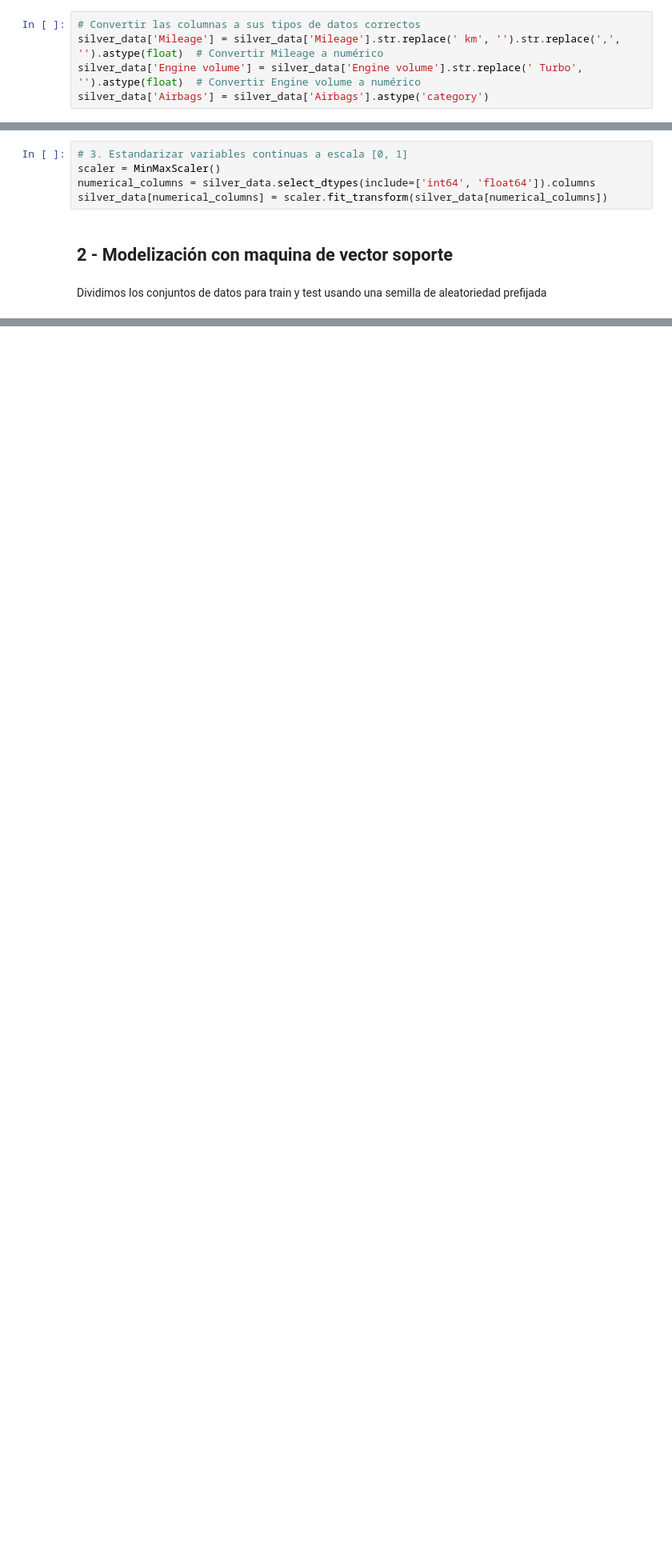
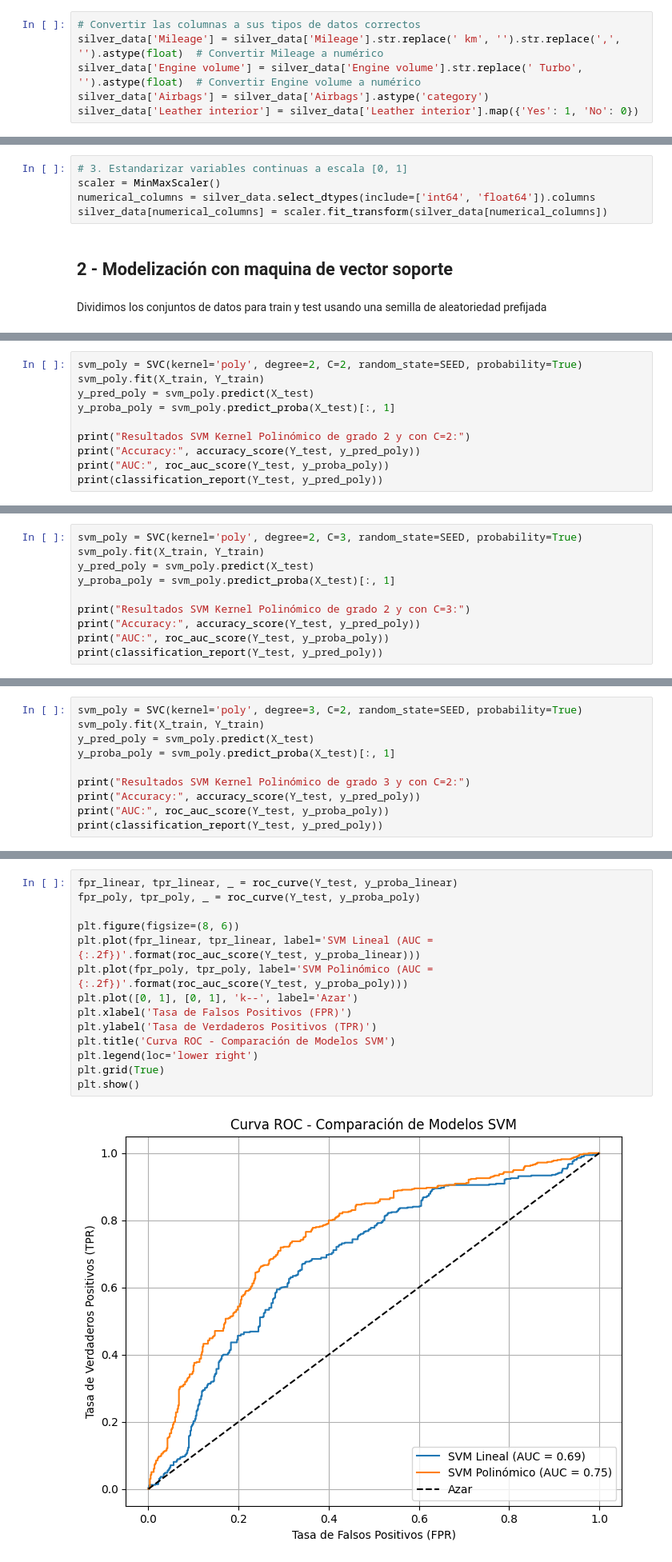
Before and after one commit to PabloPaezSheridan/BinaryClasifficationRNN, a Jupyter notebook: Solution/BinaryClassificationCarPainting.ipynb, the cells around one changed output, grey strips where cells are left out. Shown at 80% size. Drawn from its saved outputs; the diff is of its cells as text; blank space fills up the shorter version.

Commit message:
Modelos SVM generacion y evaluacion

```diff
--- a/Solution/BinaryClassificationCarPainting.ipynb
+++ b/Solution/BinaryClassificationCarPainting.ipynb
@@ -40,6 +45,7 @@ para cambiar las variables a el tipo de datos correcto en algunos casos tenemos
 silver_data['Mileage'] = silver_data['Mileage'].str.replace(' km', '').str.replace(',', '').astype(float)  # Convertir Mileage a numérico
 silver_data['Engine volume'] = silver_data['Engine volume'].str.replace(' Turbo', '').astype(float)  # Convertir Engine volume a numérico
 silver_data['Airbags'] = silver_data['Airbags'].astype('category')
+silver_data['Leather interior'] = silver_data['Leather interior'].map({'Yes': 1, 'No': 0})
 # %% [markdown]
 Para el caso de la variable Levy decidimos tramificar debido a que hay pocas clases que concentran la mayoría de las observaciones y la gran cantidad de datos perdidos.
 
@@ -160,0 +259,10 @@ Variable objetivo:  Color
+# %%
+svm_poly = SVC(kernel='poly', degree=2, C=2, random_state=SEED, probability=True)
+svm_poly.fit(X_train, Y_train)
+y_pred_poly = svm_poly.predict(X_test)
+y_proba_poly = svm_poly.predict_proba(X_test)[:, 1]
+
+print("Resultados SVM Kernel Polinómico de grado 2 y con C=2:")
+print("Accuracy:", accuracy_score(Y_test, y_pred_poly))
+print("AUC:", roc_auc_score(Y_test, y_proba_poly))
+print(classification_report(Y_test, y_pred_poly))
@@ -160,0 +281,10 @@ Variable objetivo:  Color
+# %%
+svm_poly = SVC(kernel='poly', degree=2, C=3, random_state=SEED, probability=True)
+svm_poly.fit(X_train, Y_train)
+y_pred_poly = svm_poly.predict(X_test)
+y_proba_poly = svm_poly.predict_proba(X_test)[:, 1]
+
+print("Resultados SVM Kernel Polinómico de grado 2 y con C=3:")
+print("Accuracy:", accuracy_score(Y_test, y_pred_poly))
+print("AUC:", roc_auc_score(Y_test, y_proba_poly))
+print(classification_report(Y_test, y_pred_poly))
@@ -160,0 +303,10 @@ Variable objetivo:  Color
+# %%
+svm_poly = SVC(kernel='poly', degree=3, C=2, random_state=SEED, probability=True)
+svm_poly.fit(X_train, Y_train)
+y_pred_poly = svm_poly.predict(X_test)
+y_proba_poly = svm_poly.predict_proba(X_test)[:, 1]
+
+print("Resultados SVM Kernel Polinómico de grado 3 y con C=2:")
+print("Accuracy:", accuracy_score(Y_test, y_pred_poly))
+print("AUC:", roc_auc_score(Y_test, y_proba_poly))
+print(classification_report(Y_test, y_pred_poly))
@@ -160,0 +331,16 @@ Variable objetivo:  Color
+# %%
+fpr_linear, tpr_linear, _ = roc_curve(Y_test, y_proba_linear)
+fpr_poly, tpr_poly, _ = roc_curve(Y_test, y_proba_poly)
+
+plt.figure(figsize=(8, 6))
+plt.plot(fpr_linear, tpr_linear, label='SVM Lineal (AUC = {:.2f})'.format(roc_auc_score(Y_test, y_proba_linear)))
+plt.plot(fpr_poly, tpr_poly, label='SVM Polinómico (AUC = {:.2f})'.format(roc_auc_score(Y_test, y_proba_poly)))
+plt.plot([0, 1], [0, 1], 'k--', label='Azar')
+plt.xlabel('Tasa de Falsos Positivos (FPR)')
+plt.ylabel('Tasa de Verdaderos Positivos (TPR)')
+plt.title('Curva ROC - Comparación de Modelos SVM')
+plt.legend(loc='lower right')
+plt.grid(True)
+plt.show()
+# %% [output]
+[figure, added]
```
Also changed, not shown: parts of 27 cells of this notebook.
